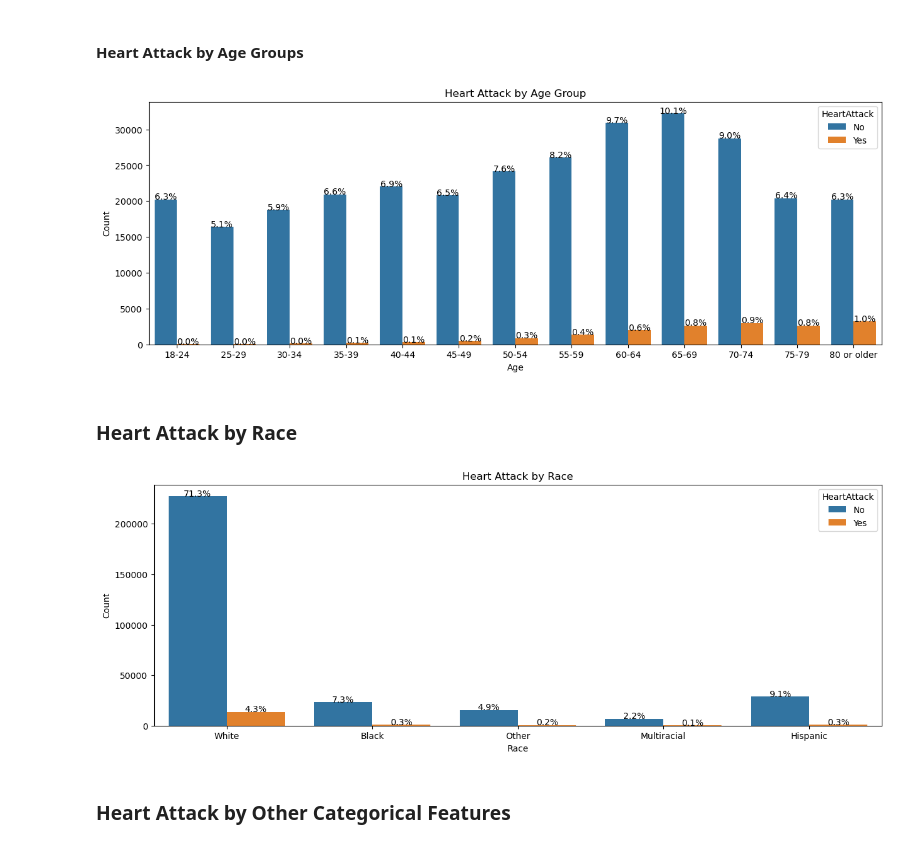
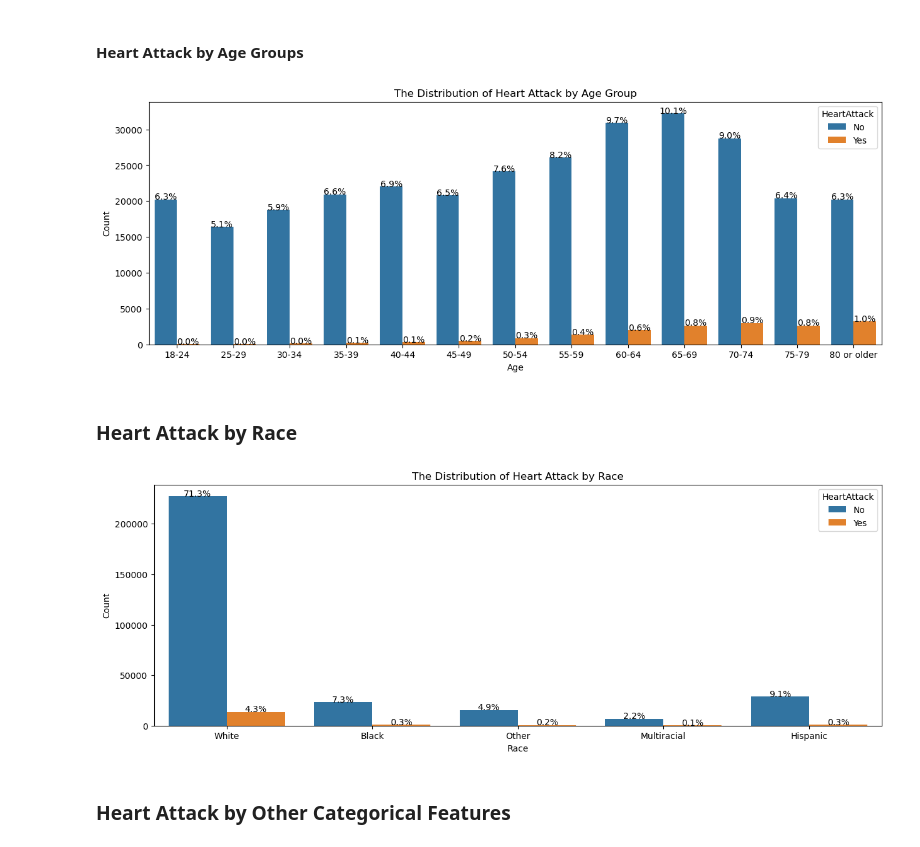
Before and after one commit to hatkiet/Project_4, a Jupyter notebook: 2_HeartAttack_Visualization.ipynb, the cells around one changed output. Drawn from its saved outputs; the diff is of its cells as text; code cells hidden in the pictures.

```diff
--- a/2_HeartAttack_Visualization.ipynb
+++ b/2_HeartAttack_Visualization.ipynb
@@ -115,7 +115,7 @@ from tabulate import tabulate
 # 1. Loading the CSV format dataset from SparkSQL
 # %%
 # Load the data into a Pandas DataFrame
-df1 = pd.read_csv("heart_2022_Spark.csv")
+df1 = pd.read_csv("Resources/heart_2022_Spark.csv")
 # Display sample data
 df1.head()
 # %% [output]
@@ -610,26 +624,26 @@ plt.show()
 # %%
 # Set figure styles
 plt.figure(figsize=(15,5))
 
 #Plot countplot
 ax = sns.countplot(data=df1, x="Age", hue="HeartAttack", order = sorted(df1["Age"].unique()))
 
 # Customize plot
 ax.set(
     ylabel = "Count",
-    title = "Heart Attack by Age Group"
+    title = "The Distribution of Heart Attack by Age Group"
 )
 ax.tick_params(axis='x', labelsize=10)
 # Add labels to bars
 total = float(len(df1))
 for percent in ax.patches:
     height = percent.get_height()
     ax.text(percent.get_x() + percent.get_width() / 2, height, '{:.1f}%'.format((height/total)*100), ha="center")
 
 # Display the plot
 plt.show()
 # %% [output]
-[figure, old version]
+[figure, new version]
 # %% [markdown]
 ### Heart Attack by Race
 # %%
@@ -642,7 +656,7 @@ ax = sns.countplot(data=df1, x="Race", hue="HeartAttack")
 # Customize plot
 ax.set(
     ylabel = "Count",
-    title = "Heart Attack by Race"
+    title = "The Distribution of Heart Attack by Race"
 )
 ax.tick_params(axis='x', labelsize=10)
 # Add labels to bars
@@ -654,7 +668,7 @@ for percent in ax.patches:
 # Display the plot
 plt.show()
 # %% [output]
-[figure, old version]
+[figure, new version]
 # %% [markdown]
 ### Heart Attack by Other Categorical Features
 # %%
```
Also changed, not shown: parts of 20 cells of this notebook, 30 other files.
